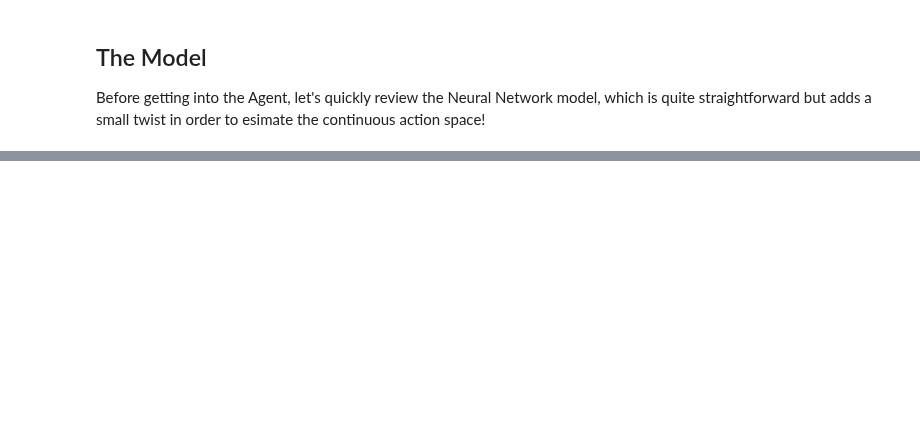
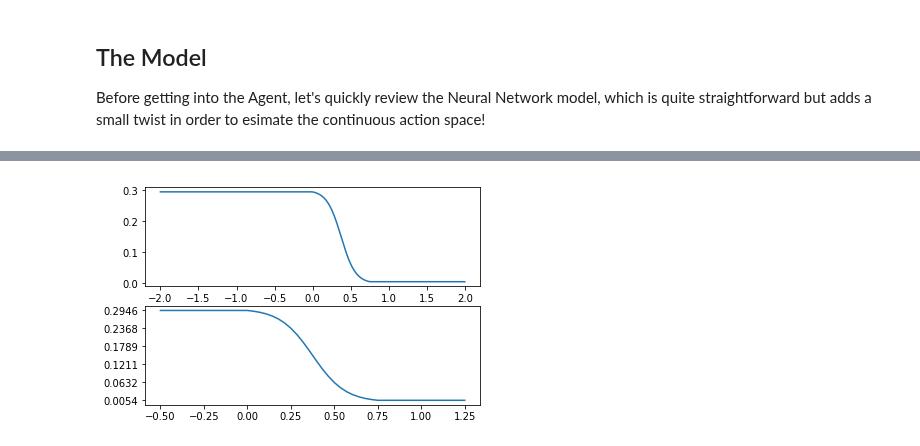
Before and after one commit to whiterabbitobj/Udacity-DeepRL, a Jupyter notebook: Projects/Collaborate_Compete/REPORT.ipynb, the cells around one changed output, grey strips where cells are left out. Saved outputs shown, nothing was run; the diff lists cells and outputs as text; code cells hidden in the pictures; blank space fills up the shorter version.

```diff
--- a/Projects/Collaborate_Compete/REPORT.ipynb
+++ b/Projects/Collaborate_Compete/REPORT.ipynb
@@ -845,0 +987,8 @@ def _gauss_noise(self, shape):
+# %%
+xlow = 0
+xhigh = args.anneal_max = 0.75
+ylow = args.e_min = 0
+yhigh = args.e = 0.3
+graph_e([ylow, yhigh, xlow, xhigh])
+# %% [output]
+[figure, added]
```
Also changed, not shown: parts of 50 cells of this notebook, 11 other files.
